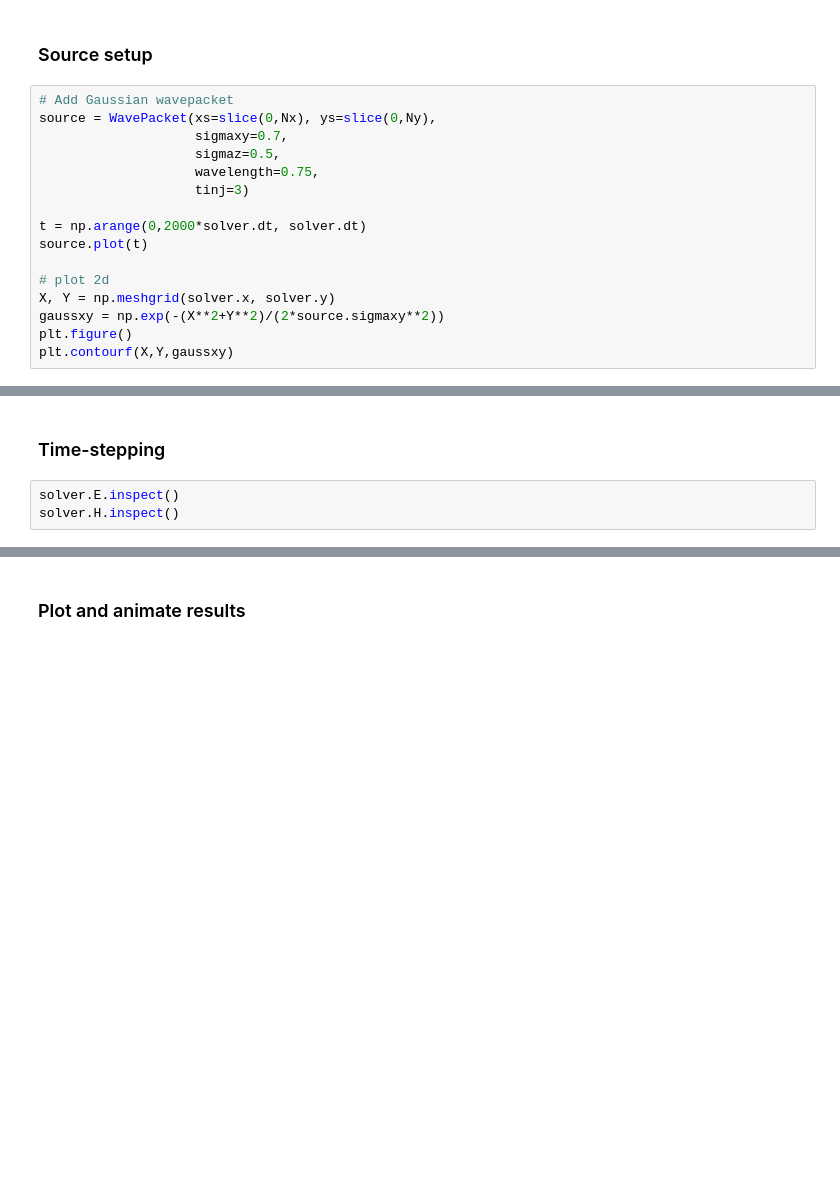
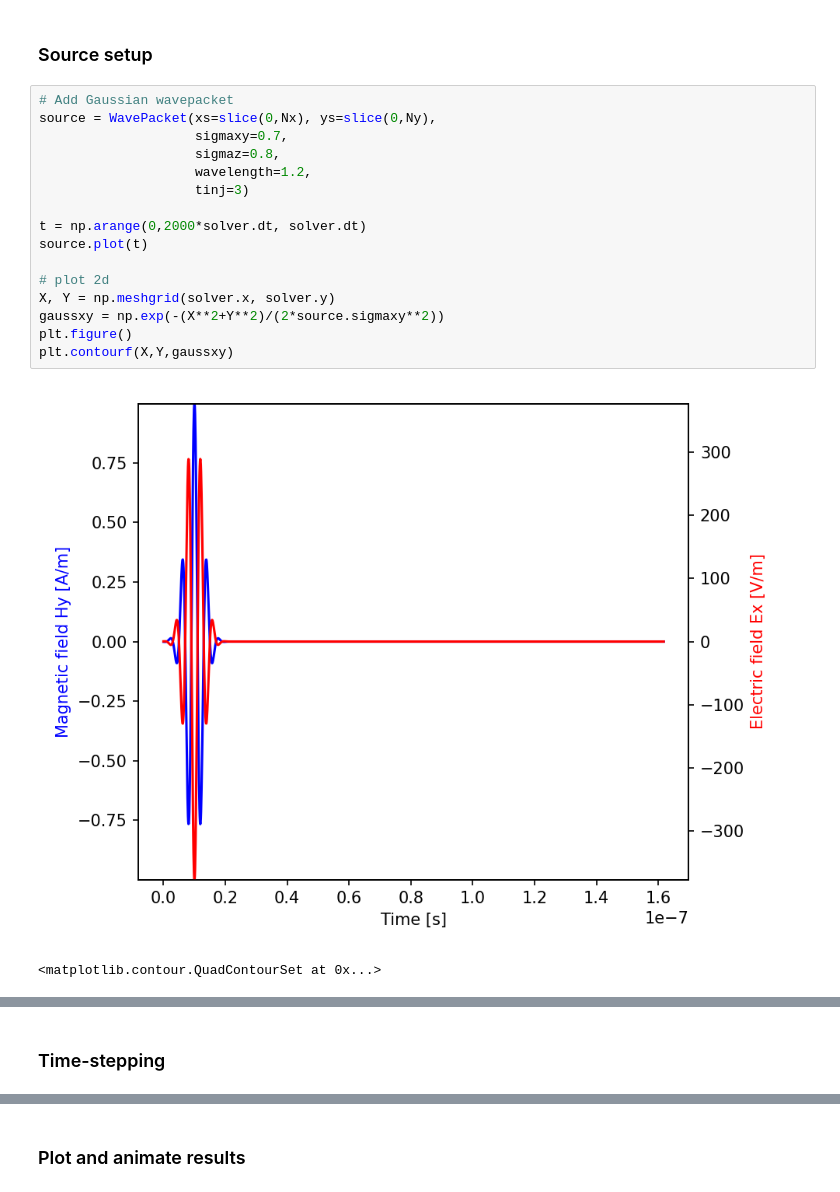
Before and after one commit to ImpedanCEI/wakis, a Jupyter notebook: notebooks/001_dielectric_barriers.ipynb, the cells around one changed output, grey strips where cells are left out. Cells and saved outputs as stored; diff of their text form; blank space fills up the shorter version.

```diff
--- a/notebooks/001_dielectric_barriers.ipynb
+++ b/notebooks/001_dielectric_barriers.ipynb
@@ -97,16 +113,19 @@ solver.ieps.inspect()
 # %%
 # Add Gaussian wavepacket
 source = WavePacket(xs=slice(0,Nx), ys=slice(0,Ny),
                     sigmaxy=0.7,
-                    sigmaz=0.5,
-                    wavelength=0.75,
+                    sigmaz=0.8,
+                    wavelength=1.2,
                     tinj=3)
 
 t = np.arange(0,2000*solver.dt, solver.dt)
 source.plot(t)
 
 # plot 2d
 X, Y = np.meshgrid(solver.x, solver.y)
 gaussxy = np.exp(-(X**2+Y**2)/(2*source.sigmaxy**2))
 plt.figure()
 plt.contourf(X,Y,gaussxy)
+# %% [output]
+[figure, added]
+<matplotlib.contour.QuadContourSet at 0x...>
@@ -113,5 +133,2 @@ plt.contourf(X,Y,gaussxy)
 # %% [markdown]
 ### Time-stepping
-# %%
-solver.E.inspect()
-solver.H.inspect()
```
Also changed, not shown: parts of 13 cells of this notebook.
